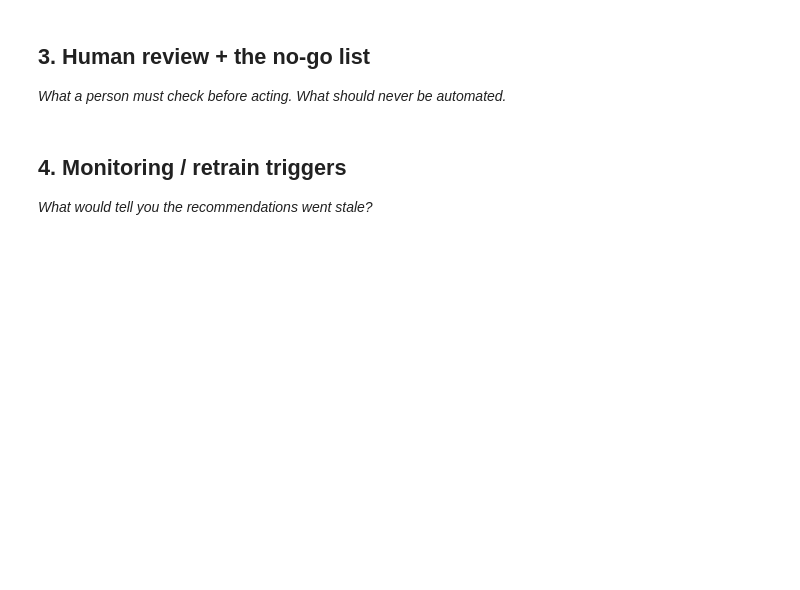
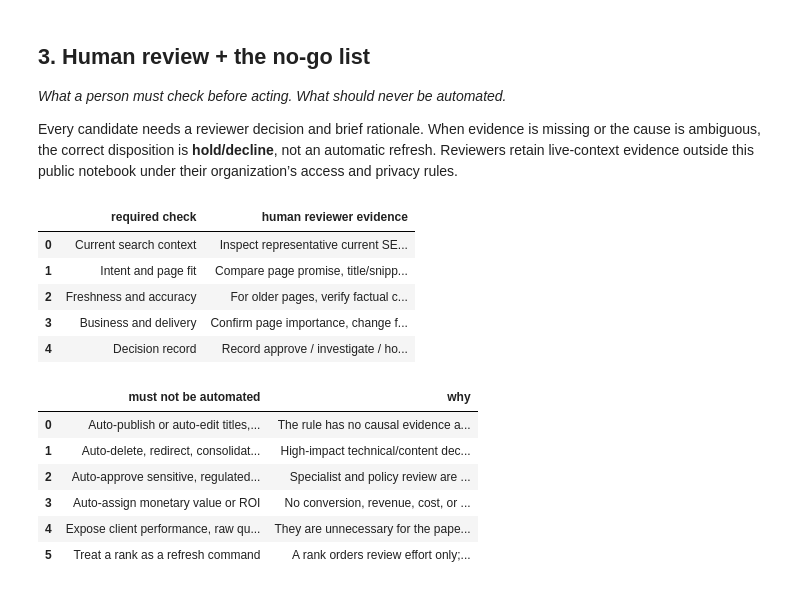
Before and after one commit to avi-dot-ai/FL-W, a Jupyter notebook: work/notebooks/w07_action_playbook.ipynb, the cells around one changed output. Drawn from its saved outputs; the diff is of its cells as text; code cells hidden in the pictures; blank space fills up the shorter version.

```diff
--- a/work/notebooks/w07_action_playbook.ipynb
+++ b/work/notebooks/w07_action_playbook.ipynb
@@ -24,3 +151,6 @@ This skeleton is yours to fill. Work the sections **in order** — each one has
 ## 3. Human review + the no-go list
 
 *What a person must check before acting. What should never be automated.*
+
+
+Every candidate needs a reviewer decision and brief rationale. When evidence is missing or the cause is ambiguous, the correct disposition is **hold/decline**, not an automatic refresh. Reviewers retain live-context evidence outside this public notebook under their organization’s access and privacy rules.
@@ -30,4 +156,0 @@ This skeleton is yours to fill. Work the sections **in order** — each one has
-# %% [markdown]
-## 4. Monitoring / retrain triggers
-
-*What would tell you the recommendations went stale?*
@@ -36,0 +157,32 @@ This skeleton is yours to fill. Work the sections **in order** — each one has
+# %%
+review_steps = pd.DataFrame([
+ ['Current search context', 'Inspect representative current SERPs and query groups; check whether position and low CTR are expected for the result layout.'],
+ ['Intent and page fit', 'Compare page promise, title/snippet, likely intent, and the live page; note cannibalization or duplicate coverage.'],
+ ['Freshness and accuracy', 'For older pages, verify factual currency, policy/compliance needs, and whether a recent update is still settling.'],
+ ['Business and delivery', 'Confirm page importance, change feasibility, and an owner who can measure an approved test.'],
+ ['Decision record', 'Record approve / investigate / hold / decline, reviewer rationale, proposed scope, and observation window.'],
+], columns=['required check', 'human reviewer evidence'])
+display(review_steps)
+no_go = pd.DataFrame([
+ ['Auto-publish or auto-edit titles, snippets, or body copy', 'The rule has no causal evidence and cannot assess brand, accuracy, legal, or editorial quality.'],
+ ['Auto-delete, redirect, consolidate, or change canonicals', 'High-impact technical/content decisions require site context beyond this signal.'],
+ ['Auto-approve sensitive, regulated, safety, or legal changes', 'Specialist and policy review are required.'],
+ ['Auto-assign monetary value or ROI', 'No conversion, revenue, cost, or incremental-outcome evidence exists here.'],
+ ['Expose client performance, raw queries, or URLs', 'They are unnecessary for the paper-facing queue and must remain access-controlled.'],
+ ['Treat a rank as a refresh command', 'A rank orders review effort only; a reviewer may decline every candidate.'],
+], columns=['must not be automated', 'why'])
+display(no_go)
+# %% [output]
+|  | required check | human reviewer evidence |
+| 0 | Current search context | Inspect representative current SE... |
+| 1 | Intent and page fit | Compare page promise, title/snipp... |
+| 2 | Freshness and accuracy | For older pages, verify factual c... |
+| 3 | Business and delivery | Confirm page importance, change f... |
+| 4 | Decision record | Record approve / investigate / ho... |
+|  | must not be automated | why |
+| 0 | Auto-publish or auto-edit titles,... | The rule has no causal evidence a... |
+| 1 | Auto-delete, redirect, consolidat... | High-impact technical/content dec... |
+| 2 | Auto-approve sensitive, regulated... | Specialist and policy review are ... |
+| 3 | Auto-assign monetary value or ROI | No conversion, revenue, cost, or ... |
+| 4 | Expose client performance, raw qu... | They are unnecessary for the pape... |
+| 5 | Treat a rank as a refresh command | A rank orders review effort only;... |
```
Also changed, not shown: parts of 22 cells of this notebook.
